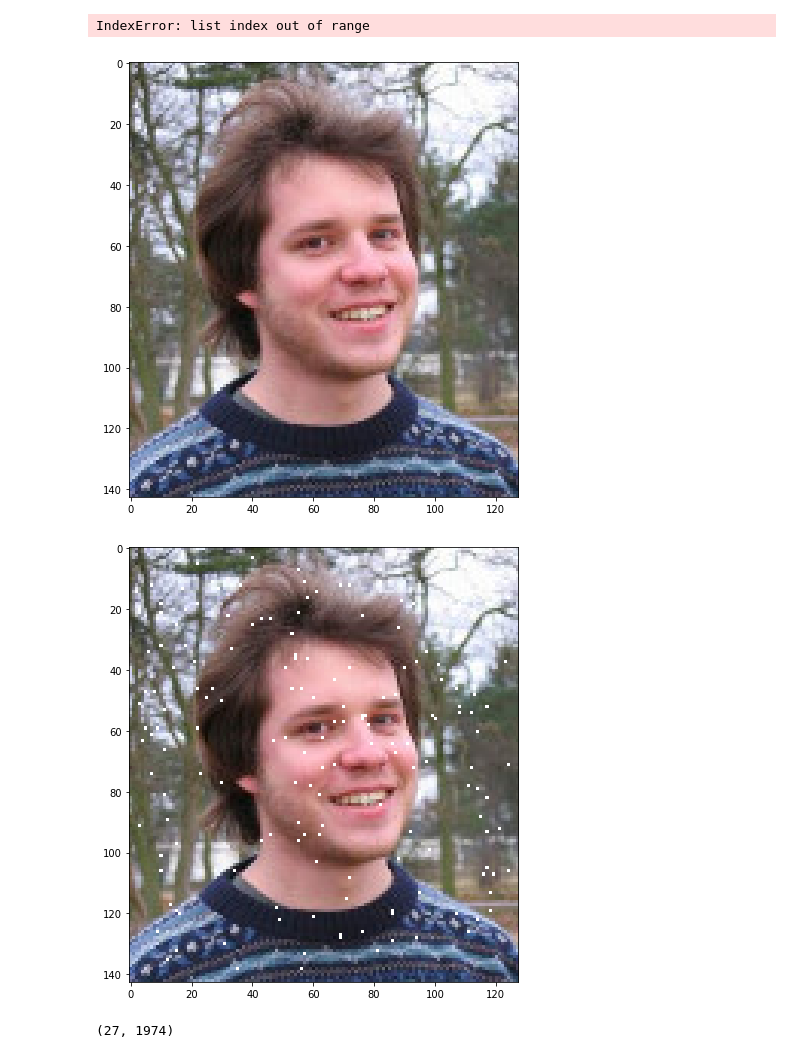
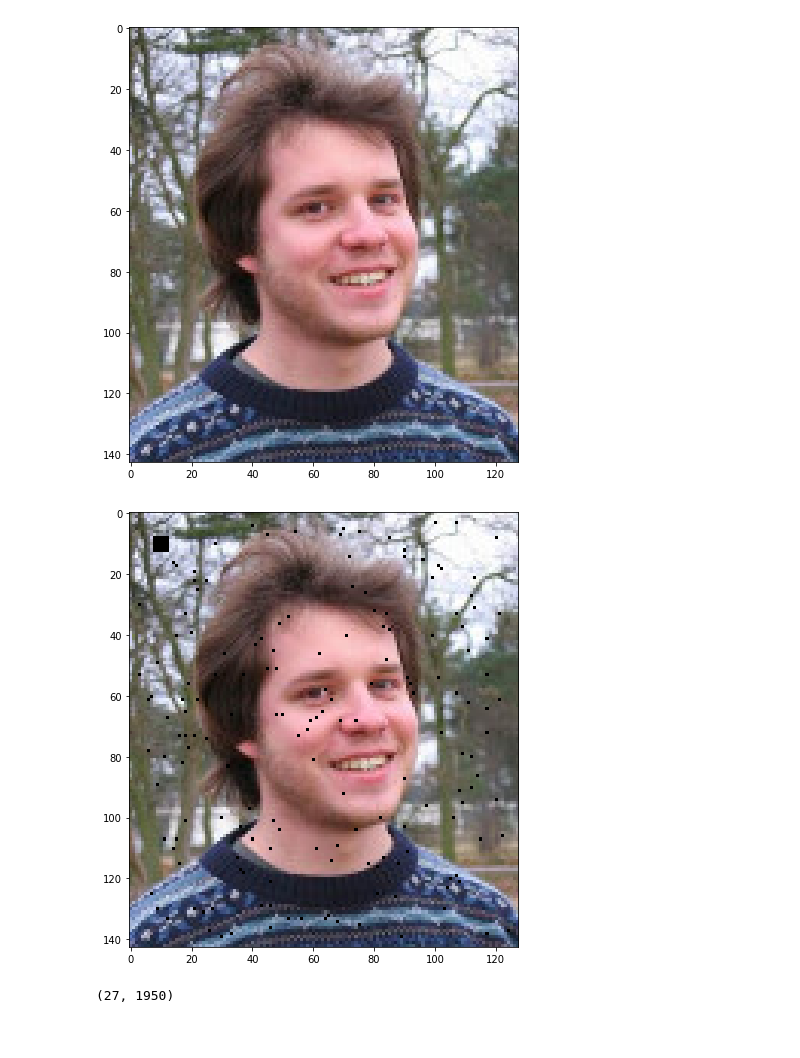
Before and after one commit to MaximeMarlot/arf-project, a Jupyter notebook: project.ipynb, the cells around one changed output. Cells and saved outputs as stored; diff of their text form; code cells hidden in the pictures.

```diff
--- a/project.ipynb
+++ b/project.ipynb
@@ -115,11 +147,6 @@ def inpaint_image(noisy_image, dictionary, coord_noisy_pix, h):
 %matplotlib inline
 img_matrice = util.read_im("Data/imgdataset/12.jpg")
 
-"""
-eau.jpg,
-h = 9
-alpha=0.1
-"""
 print("taille de l'image : ", img_matrice.shape)
 
 util.display_im(img_matrice)
@@ -127,48 +154,25 @@ util.display_im(img_matrice)
 #Taille des patchs
 h=3 #nombre impair
 
-#noisy_image = delete_rect(img_matrice, 400, 400, 500, 100)
+noisy_image, deletepixels = util.delete_rect(img_matrice, 10, 10, 5, 5)
 #display_im(noisy_image)
-
-#display_im(img_matrice)
-
-#util.display_im(util.get_patch(50, 50, 4, img_matrice))
 
 width = img_matrice.shape[1]
 height = img_matrice.shape[0]
 
 print(width," , ", height)
 
-print("type = ",type(img_matrice))
+noisy_image, noise_pixels = util.noise(img_matrice, 0.01, width, height, h)
 
-noisy_image, noise_pixels = util.noise(img_matrice, 0.01, width, height, h)
+noise_pixels = np.concatenate((np.array(noise_pixels), np.array(deletepixels)), axis=0)
 util.display_im(noisy_image)
 
-for i in range(0, noisy_image.shape[0]):
-     for j in range(0, noisy_image.shape[1]):
-            print(noisy_image[i][j])
-            if(np.array_equal(noisy_image[i][j], np.array([-1, -1, -1]))):
-                print("NOISYYY")
-                i = noisy_image.shape[0]
-                j = noisy_image.shape[1]
-
-_,clear_patches = util.get_patches(img_matrice, h, width, height)
-noisy_patches,_ = util.get_all_patches(noisy_image, h,width, height)
-
-#noisy_patches = patches[0]
-#clear_patches = patches[1]
-
-#print("New patch : ", convert_patch_into_vector(clear_patches[5]))
+_,clear_patches = util.get_patches(noisy_image, h, width, height)
+noisy_patches,_ = util.get_all_patches(noisy_image, h, width, height)
 
 nbnoisy = np.shape(noisy_patches)[0]
 nbclear = np.shape(clear_patches)[0]
-
 print("nbnoisy:", nbnoisy, ",   nbclear:", nbclear)
-
-util.display_im(noisy_patches[0])
-#patch_sans_central, pixel_central = split_patch(noisy_patches[0])
-#print(patch_sans_central)
-#print(pixel_central)
 # %% [output]
 taille de l'image :  (143, 128, 3)
 128  ,  143
@@ -190,12 +180,8 @@ nbnoisy: 0 ,   nbclear: 1974
-IndexError: list index out of range
 [figure]
-[figure, old version]
+[figure, new version]
 # %%
 training = convert_patches_into_training_set(clear_patches)
 print(training.shape)
-
-#for patch in clear_patches:
-#    util.display_im(patch)
 # %% [output]
-(27, 1974)
+(27, 1950)
 # %%
```
Also changed, not shown: parts of 5 cells of this notebook, 4 other files.
